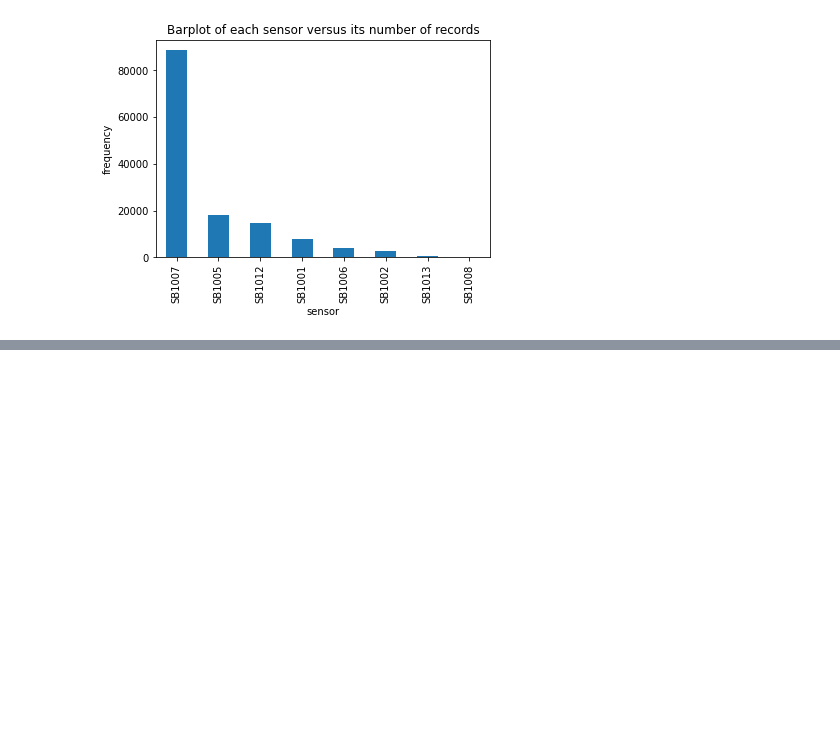
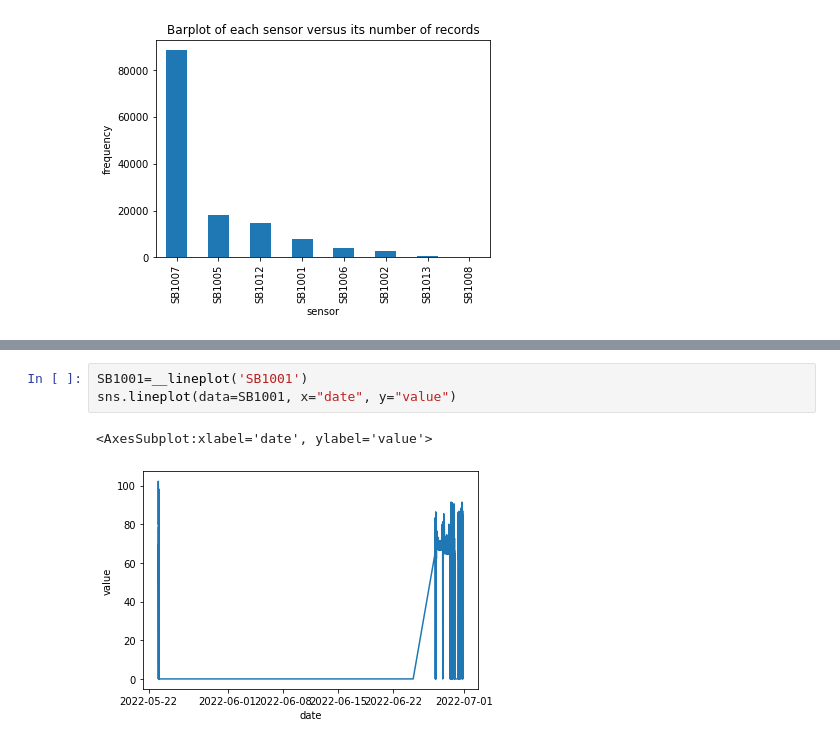
Before and after one commit to wendytim4/SENSOR-METRICS-ANALYSIS, a Jupyter notebook: analysis.ipynb, the cells around one changed output, grey strips where cells are left out. Drawn from its saved outputs; the diff is of its cells as text; blank space fills up the shorter version.

```diff
--- a/analysis.ipynb
+++ b/analysis.ipynb
@@ -39,0 +55,6 @@ plt.show()
+# %%
+SB1001=__lineplot('SB1001')
+sns.lineplot(data=SB1001, x="date", y="value")
+# %% [output]
+<AxesSubplot:xlabel='date', ylabel='value'>
+[figure, added]
```
Also changed, not shown: parts of 15 cells of this notebook, 1 other file.
